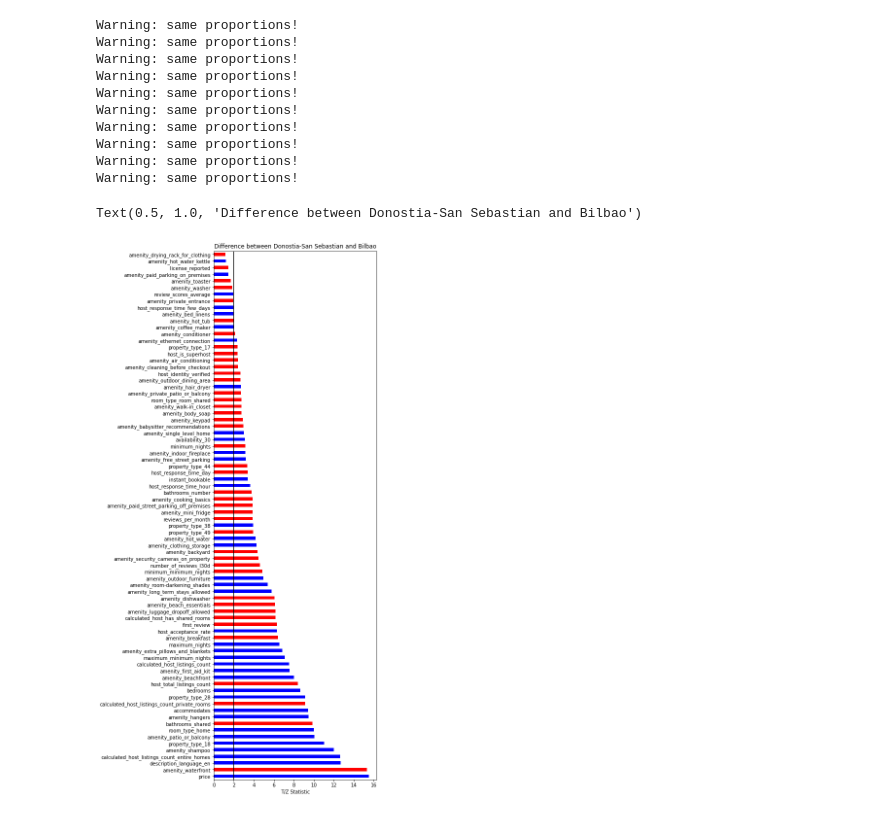
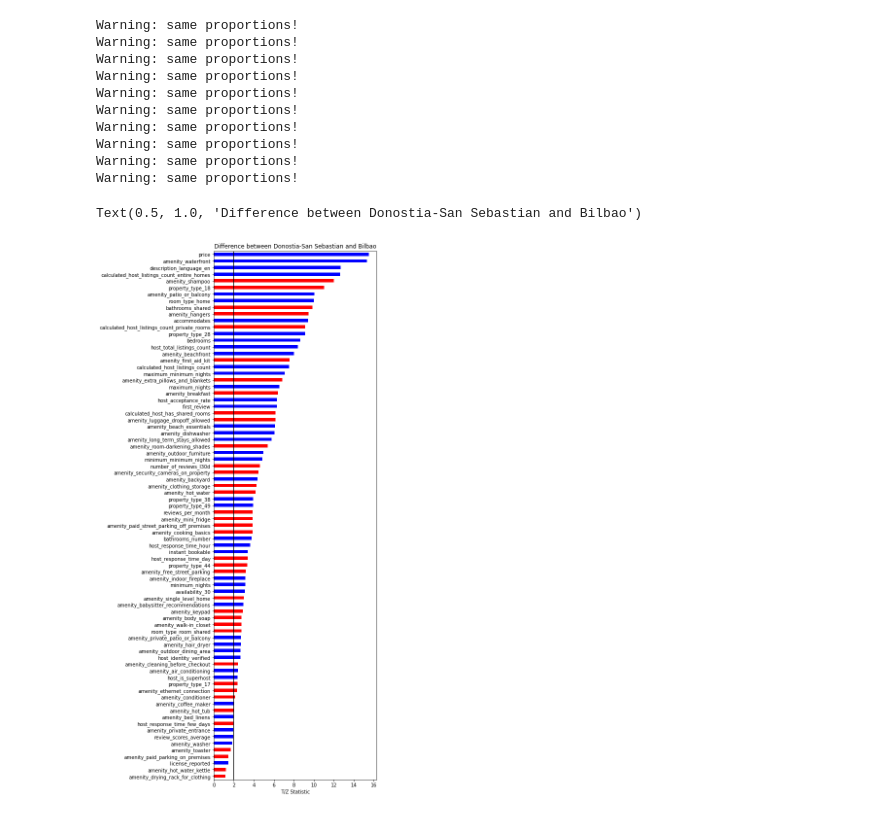
Before and after one commit to mxagar/airbnb_data_analysis, a Jupyter notebook: 03_AirBnB_DataAnalysis_Modelling.ipynb, the cells around one changed output. Drawn from its saved outputs; the diff is of its cells as text; code cells hidden in the pictures.

```diff
--- a/03_AirBnB_DataAnalysis_Modelling.ipynb
+++ b/03_AirBnB_DataAnalysis_Modelling.ipynb
@@ -739,14 +752,15 @@ feature_differences['stat'] = np.abs(feature_differences['stat'])
 # %%
 # Pick top k features with largest stats
 # Plot their abs stat value; color-code the stat sign
 # Draw the stat = 2 line, related to the significance level difference
 top_features = 80
 plt.figure(figsize=(6,20))
+feature_differences.sort_values(by='stat',ascending=True,inplace=True)
 color_list = ['b' if el > 0 else 'r' for el in [feature_differences['plus'].iloc[i] for i in range(feature_differences['plus'].shape[0])]]
-feature_differences['stat'].sort_values(ascending=False)[:top_features].plot(kind='barh',color=color_list)
+feature_differences['stat'][-top_features:].plot(kind='barh',color=color_list[-top_features:])
 plt.plot([2,2],[-1,top_features],'k-')
 plt.xlabel('T/Z Statistic')
 plt.title('Difference between Donostia-San Sebastian and Bilbao')
 # %% [output]
 Text(0.5, 1.0, 'Difference between Donostia-San Sebastian and Bilbao')
-[figure, old version]
+[figure, new version]
```
Also changed, not shown: parts of 6 cells of this notebook, 1 other file.
